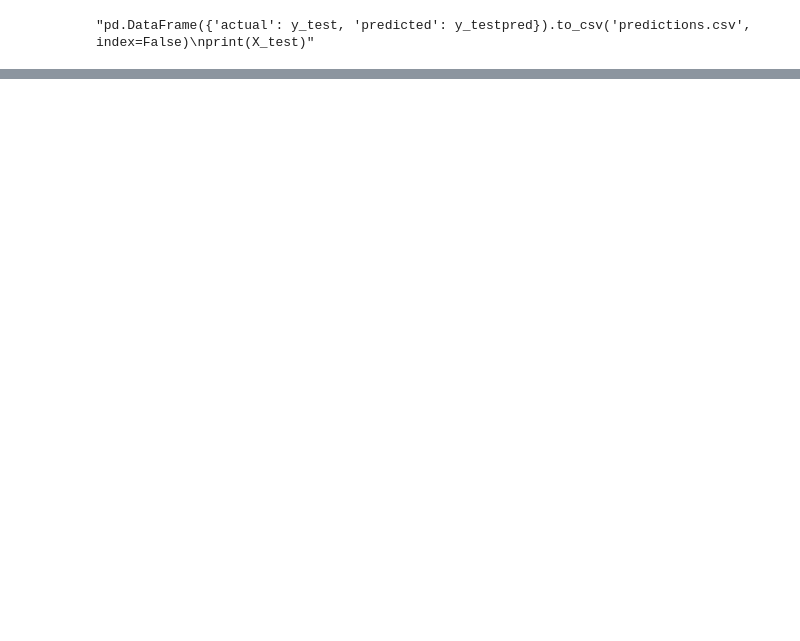
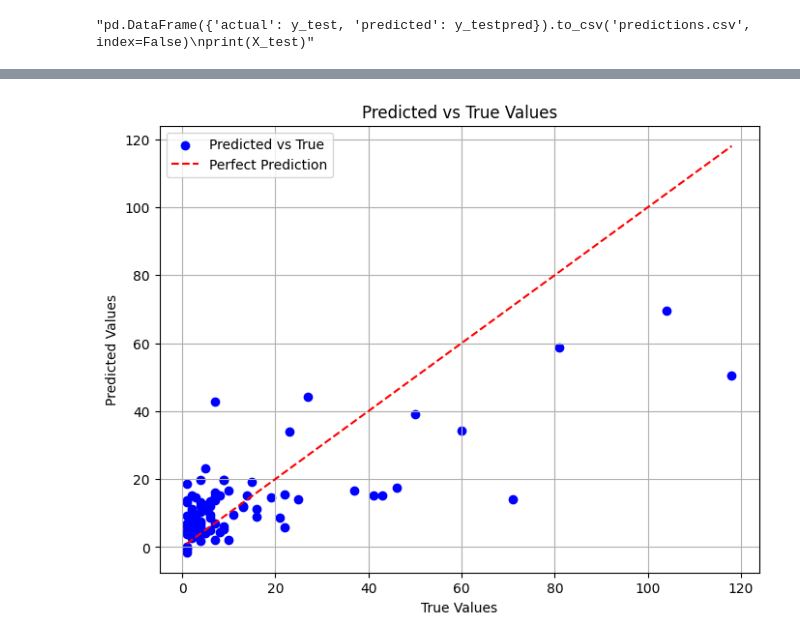
Before and after one commit to shreeram-murali/olympic-medals-predictor, a Jupyter notebook: random_forest_predictor.ipynb, the cells around one changed output, grey strips where cells are left out. Saved outputs shown, nothing was run; the diff lists cells and outputs as text; code cells hidden in the pictures; blank space fills up the shorter version.

Commit message:
Linear Regression added

```diff
--- a/random_forest_predictor.ipynb
+++ b/random_forest_predictor.ipynb
@@ -154,0 +119,23 @@ print(X_test)'''
+# %%
+#Linear Regression
+
+regr = LinearRegression()
+regr.fit(X_train, y_train)
+
+y_pred_lr = regr.predict(X_validation)
+
+mse_lr = mean_squared_error(y_validation, y_pred_lr)
+r2_val_lr = r2_score(y_validation, y_pred_lr)
+
+print('Mean Squared Error - Validation: ', mse_lr)    # print the training error
+print('The R Squatred -Validation : ', r2_val_lr)    # print the R^2
+print("Coefficients w1 = ", regr.coef_)   # print the learnt w1
+print("w0 = ", regr.intercept_) # print the learnt w0
+
+y_pred_lr_test = regr.predict(X_test)
+
+mse_lr_test = mean_squared_error(y_test, y_pred_lr_test)
+r2_val_lr_test = r2_score(y_test, y_pred_lr_test)
+
+print('Mean Squared Error - Test: ', mse_lr_test)    # print the training error
+print('The R Squatred - Test: ', r2_val_lr_test)    # print the R^2
@@ -154,0 +150,17 @@ print(X_test)'''
+# %%
+plt.figure(figsize=(8, 6))
+plt.scatter(y_test, y_pred_lr_test, color='blue', label='Predicted vs True')
+
+# Adding a diagonal line representing a perfect prediction
+plt.plot([min(y_test), max(y_test)], [min(y_test), max(y_test)], color='red', linestyle='--', label='Perfect Prediction')
+
+#plt.xscale('log')
+#plt.yscale('log')
+plt.title('Predicted vs True Values')
+plt.xlabel('True Values')
+plt.ylabel('Predicted Values')
+plt.legend()
+plt.grid(True)
+plt.show()
+# %% [output]
+[figure, added]
```
Also changed, not shown: parts of 9 cells of this notebook.
